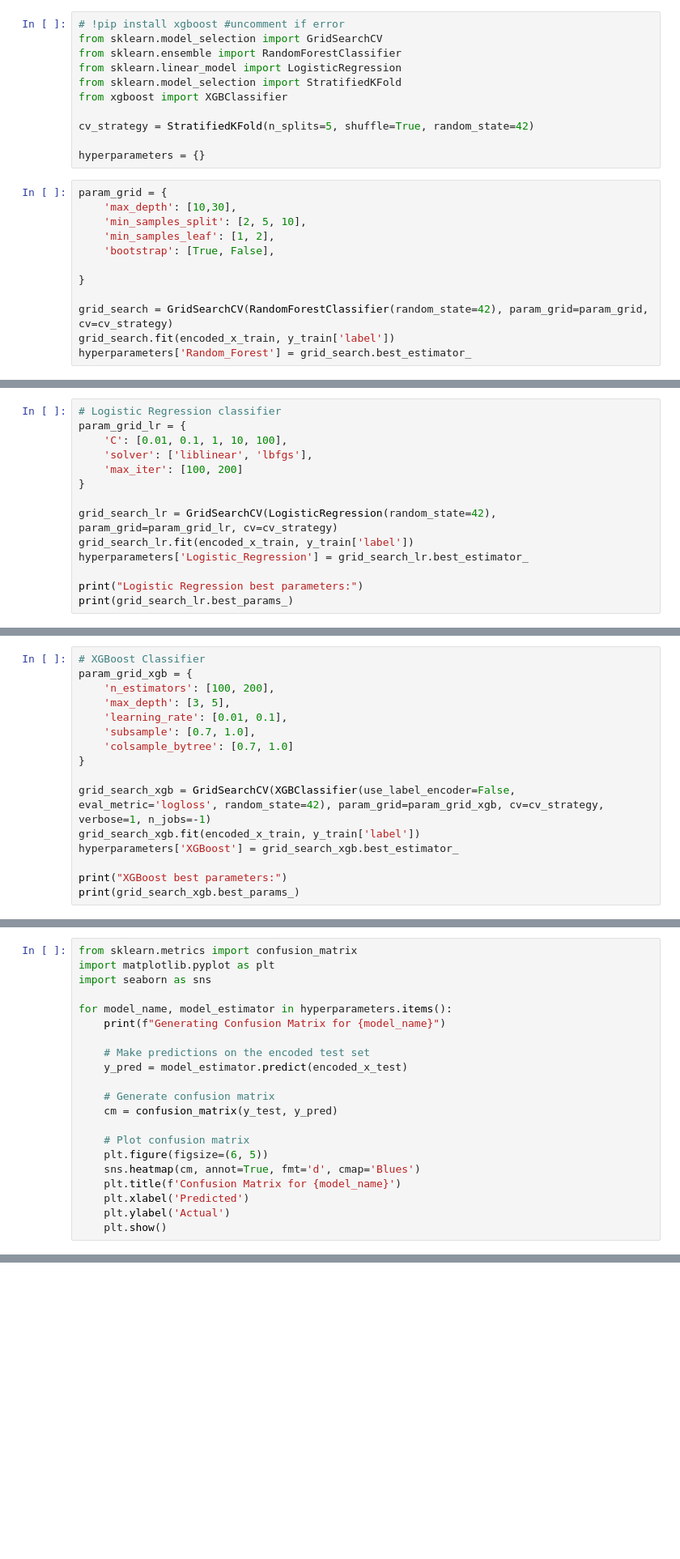
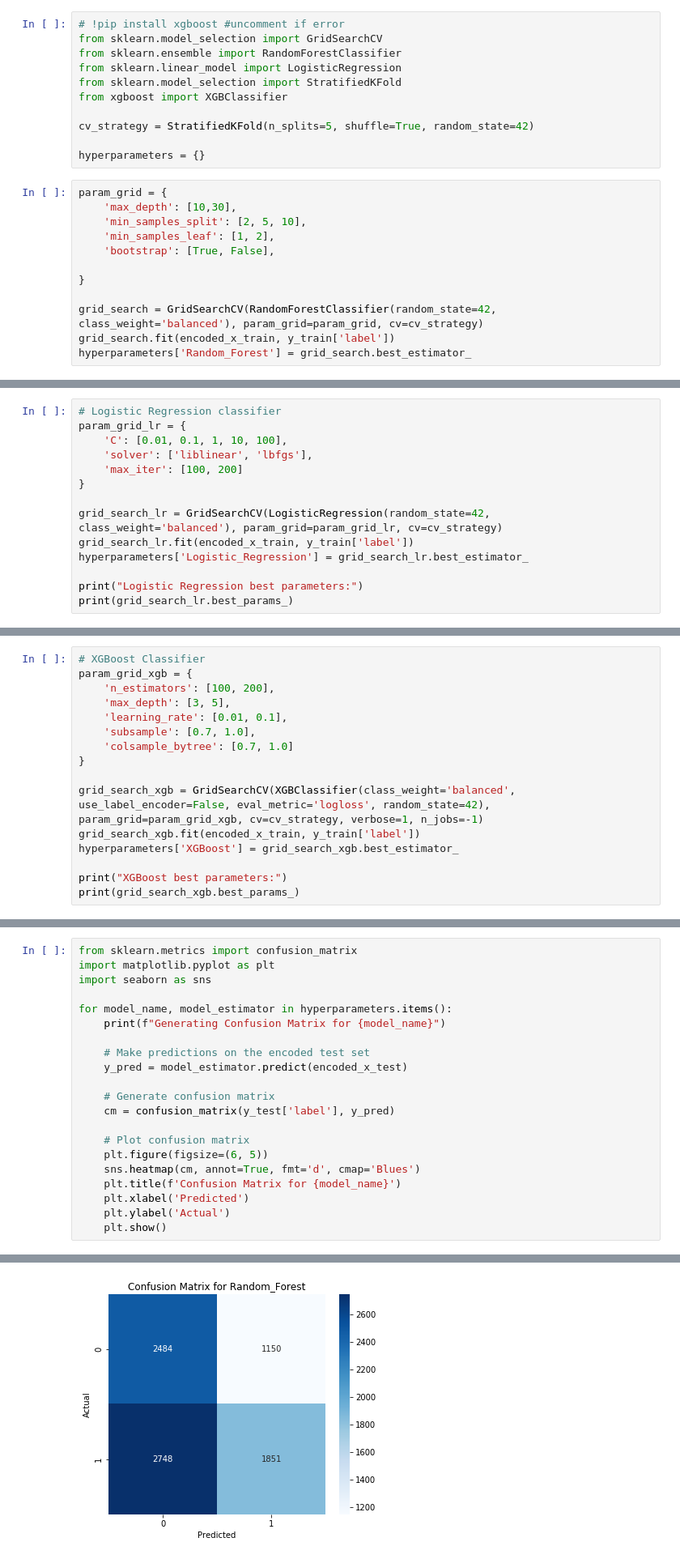
Before and after one commit to Saltizm/Data-mining-group-project, a Jupyter notebook: code.ipynb, the cells around one changed output, grey strips where cells are left out. Shown at 81% size. Drawn from its saved outputs; the diff is of its cells as text; blank space fills up the shorter version.

```diff
--- a/code.ipynb
+++ b/code.ipynb
@@ -624,7 +692,7 @@ param_grid = {
 
 }
 
-grid_search = GridSearchCV(RandomForestClassifier(random_state=42), param_grid=param_grid, cv=cv_strategy)
+grid_search = GridSearchCV(RandomForestClassifier(random_state=42, class_weight='balanced'), param_grid=param_grid, cv=cv_strategy)
 grid_search.fit(encoded_x_train, y_train['label'])
 hyperparameters['Random_Forest'] = grid_search.best_estimator_
 # %%
@@ -637,7 +707,7 @@ param_grid_lr = {
     'max_iter': [100, 200]
 }
 
-grid_search_lr = GridSearchCV(LogisticRegression(random_state=42), param_grid=param_grid_lr, cv=cv_strategy)
+grid_search_lr = GridSearchCV(LogisticRegression(random_state=42, class_weight='balanced'), param_grid=param_grid_lr, cv=cv_strategy)
 grid_search_lr.fit(encoded_x_train, y_train['label'])
 hyperparameters['Logistic_Regression'] = grid_search_lr.best_estimator_
 
@@ -653,7 +750,7 @@ param_grid_xgb = {
     'colsample_bytree': [0.7, 1.0]
 }
 
-grid_search_xgb = GridSearchCV(XGBClassifier(use_label_encoder=False, eval_metric='logloss', random_state=42), param_grid=param_grid_xgb, cv=cv_strategy, verbose=1, n_jobs=-1)
+grid_search_xgb = GridSearchCV(XGBClassifier(class_weight='balanced', use_label_encoder=False, eval_metric='logloss', random_state=42), param_grid=param_grid_xgb, cv=cv_strategy, verbose=1, n_jobs=-1)
 grid_search_xgb.fit(encoded_x_train, y_train['label'])
 hyperparameters['XGBoost'] = grid_search_xgb.best_estimator_
 
@@ -671,7 +771,7 @@ for model_name, model_estimator in hyperparameters.items():
     y_pred = model_estimator.predict(encoded_x_test)
 
     # Generate confusion matrix
-    cm = confusion_matrix(y_test, y_pred)
+    cm = confusion_matrix(y_test['label'], y_pred)
 
     # Plot confusion matrix
     plt.figure(figsize=(6, 5))
@@ -680,3 +780,4 @@ for model_name, model_estimator in hyperparameters.items():
     plt.xlabel('Predicted')
     plt.ylabel('Actual')
     plt.show()
+# %% [output]
@@ -682,0 +785 @@ for model_name, model_estimator in hyperparameters.items():
+[figure, added]
```
Also changed, not shown: parts of 11 cells of this notebook.
